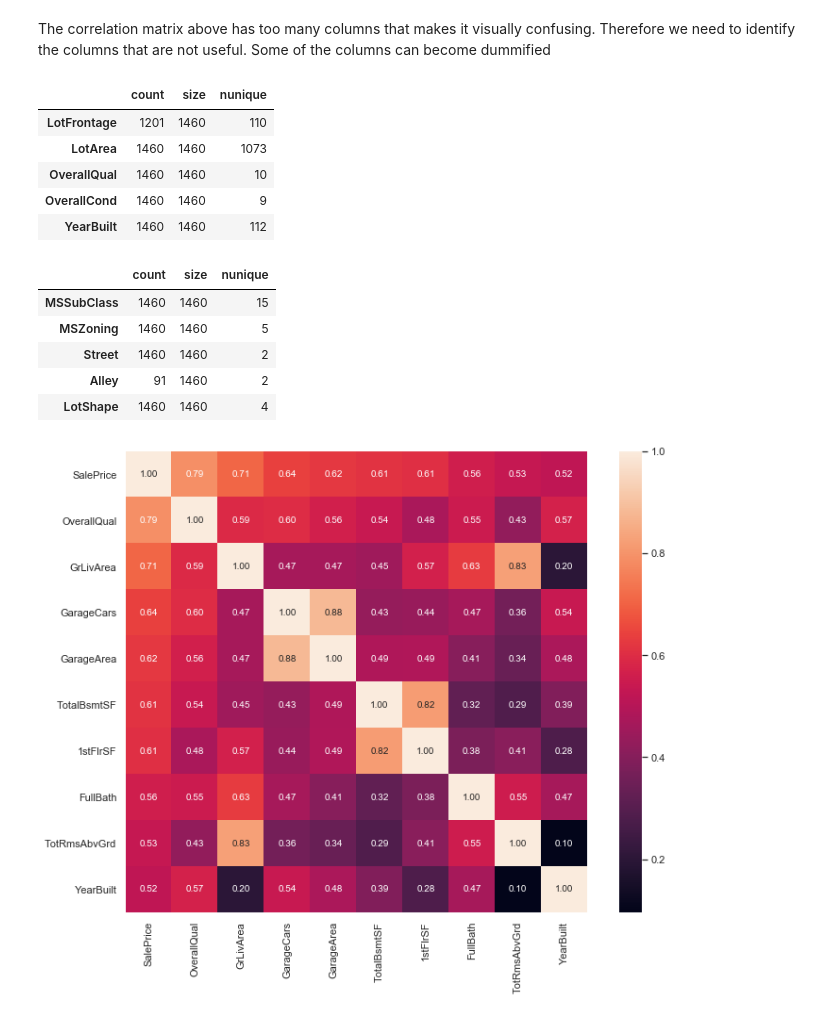
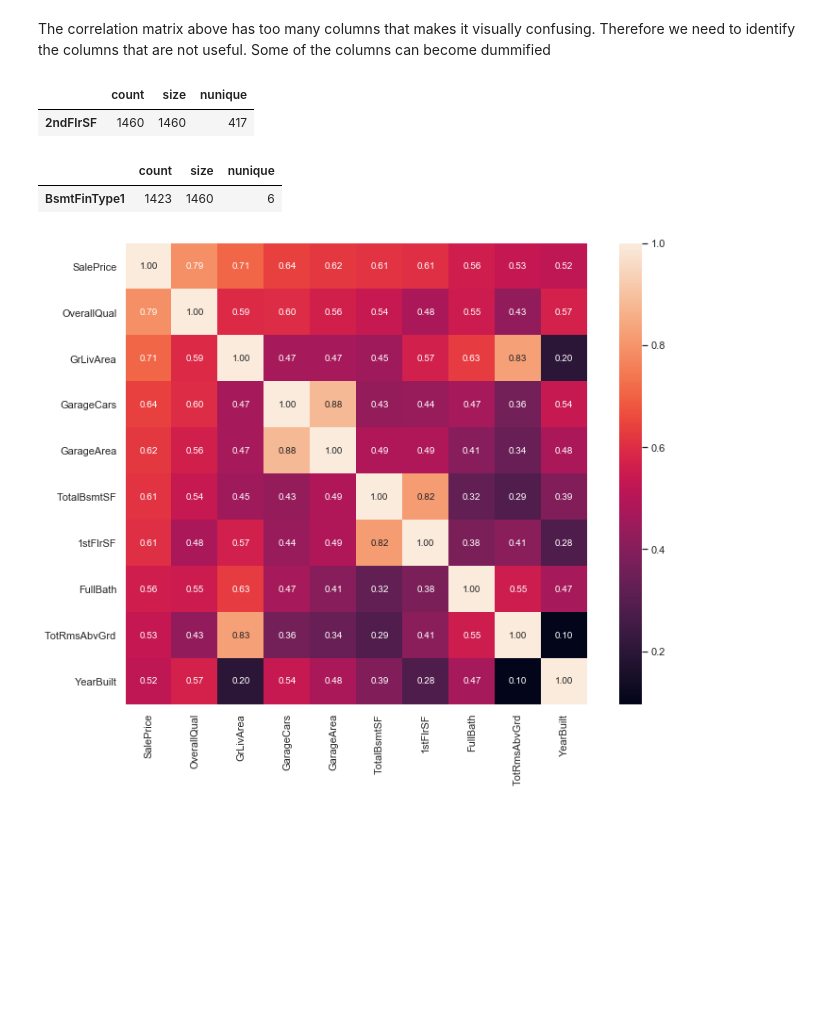
Before and after one commit to mo-sayed/Machine-Learning-Project, a Jupyter notebook: Yasuhiro/Housing analysis.ipynb, the cells around one changed output. Saved outputs shown, nothing was run; the diff lists cells and outputs as text; code cells hidden in the pictures; blank space fills up the shorter version.

```diff
--- a/Yasuhiro/Housing analysis.ipynb
+++ b/Yasuhiro/Housing analysis.ipynb
@@ -136,23 +169,19 @@ sns.heatmap(raw_corr)
 # %% [markdown]
 The correlation matrix above has too many columns that makes it visually confusing. Therefore we need to identify the columns that are not useful. Some of the columns can become dummified
 # %%
+### Numerical Data check for NA values ###
+
 num_data_cnt = num_data.agg(["count",'size','nunique']).T #size includes na values
-num_data_cnt.head()
+num_data_cnt.sample()
 # %% [output]
 |  | count | size | nunique |
-| LotFrontage | 1201 | 1460 | 110 |
-| LotArea | 1460 | 1460 | 1073 |
-| OverallQual | 1460 | 1460 | 10 |
-| OverallCond | 1460 | 1460 | 9 |
-| YearBuilt | 1460 | 1460 | 112 |
+| 2ndFlrSF | 1460 | 1460 | 417 |
 # %%
+### Catagorical Data check for NA values ###
+
 cat_data_cnt = cat_data.agg(['count','size','nunique']).T
-cat_data_cnt.head()
+cat_data_cnt.sample()
 # %% [output]
 |  | count | size | nunique |
-| MSSubClass | 1460 | 1460 | 15 |
-| MSZoning | 1460 | 1460 | 5 |
-| Street | 1460 | 1460 | 2 |
-| Alley | 91 | 1460 | 2 |
-| LotShape | 1460 | 1460 | 4 |
+| BsmtFinType1 | 1423 | 1460 | 6 |
 # %%
```
Also changed, not shown: parts of 45 cells of this notebook, 6 other files.
